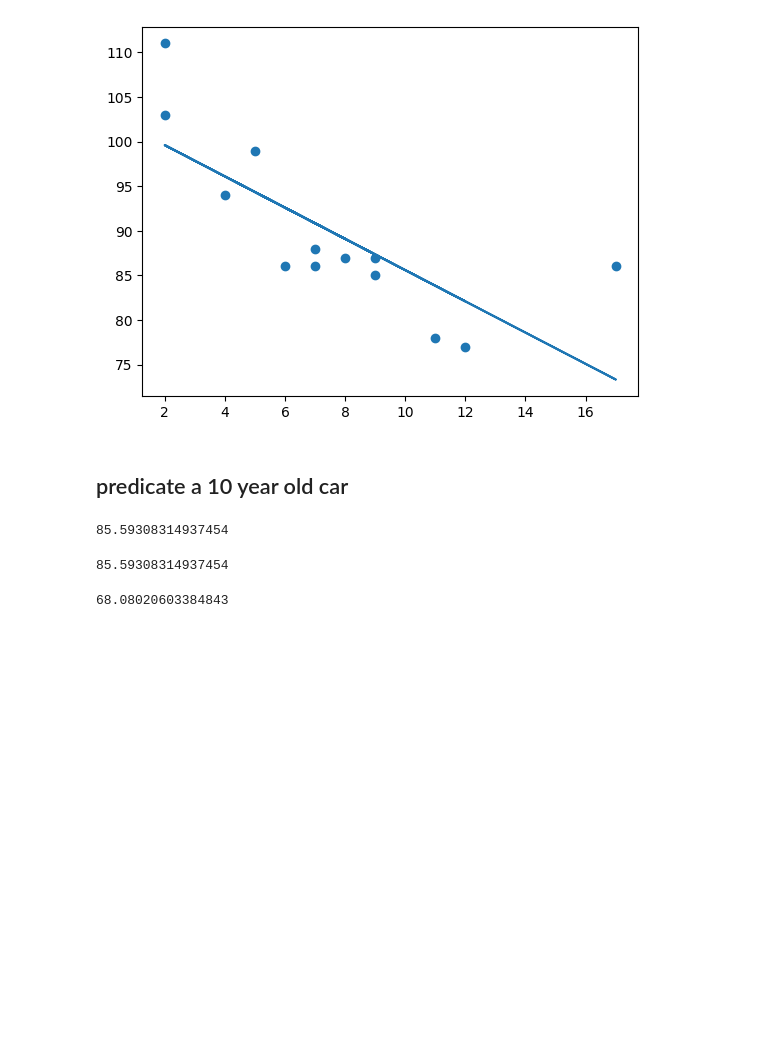
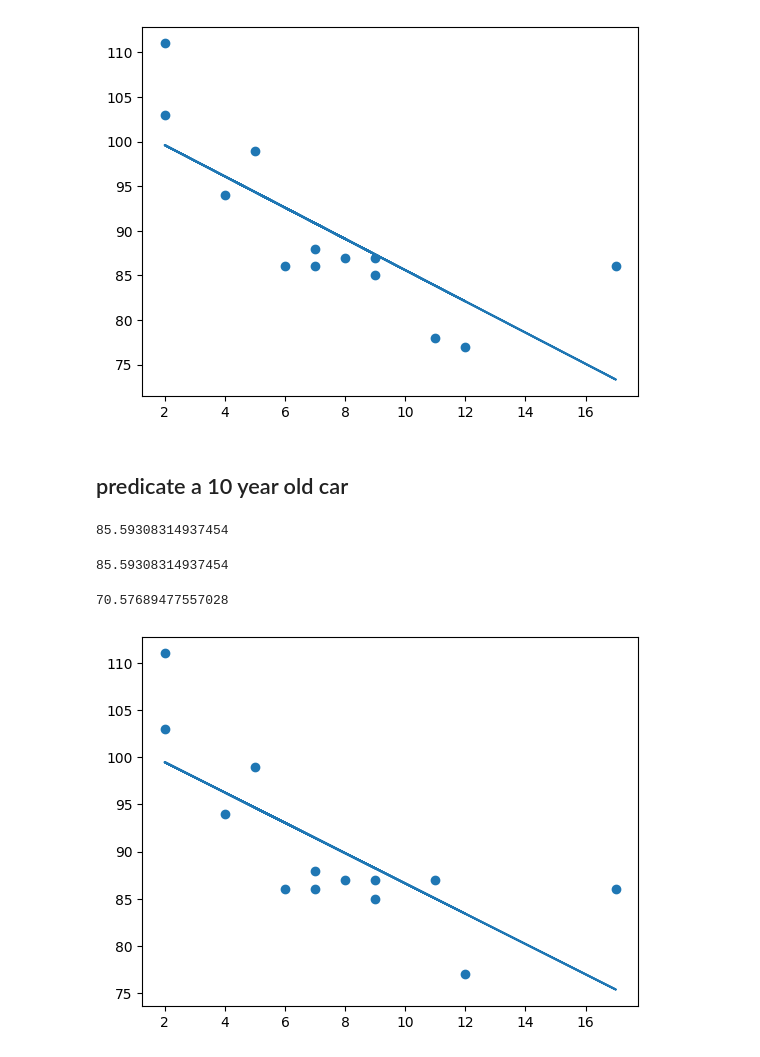
Before and after one commit to wahidali4321/Python-For-Machine-learning-, a Jupyter notebook: Python For machine learning.ipynb, the cells around one changed output. Cells and saved outputs as stored; diff of their text form; code cells hidden in the pictures; blank space fills up the shorter version.

```diff
--- a/Python For machine learning.ipynb
+++ b/Python For machine learning.ipynb
@@ -1232,16 +1232,28 @@ print(speed)
 # %% [output]
 85.59308314937454
 # %%
+import matplotlib.pyplot as plt
 from scipy import stats
+
 x = [5,7,8,7,2,17,2,9,4,11,12,9,6]
-y = [99,86,87,88,111,86,103,87,94,78,77,85,86]
 
-slope , intercept , r , p , std_err = stats.linregress(x,y)
+y = [99,86,87,88,111,86,103,87,94,87,77,85,86]
+
+slope, intercept, r, p, std_err = stats.linregress(x, y)
 
 def myfunc(x):
     return slope * x + intercept
 
 speed = myfunc(20)
+
+mymodel = list(map(myfunc, x))
+
+plt.scatter(x, y)
+plt.plot(x, mymodel)
+
 print(speed)
+
+plt.show()
 # %% [output]
-68.08020603384843
+70.57689477557028
+[figure, added]
```
